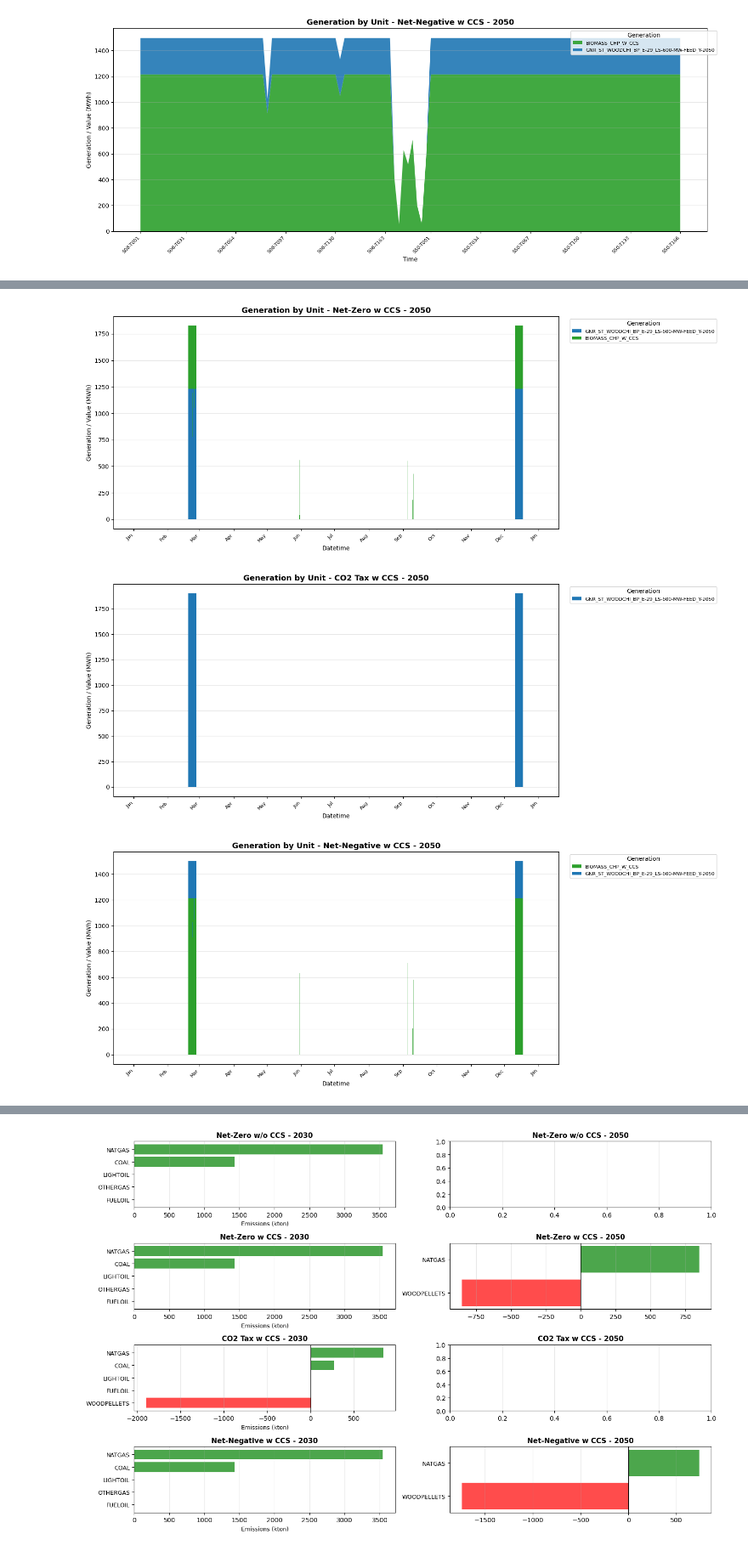
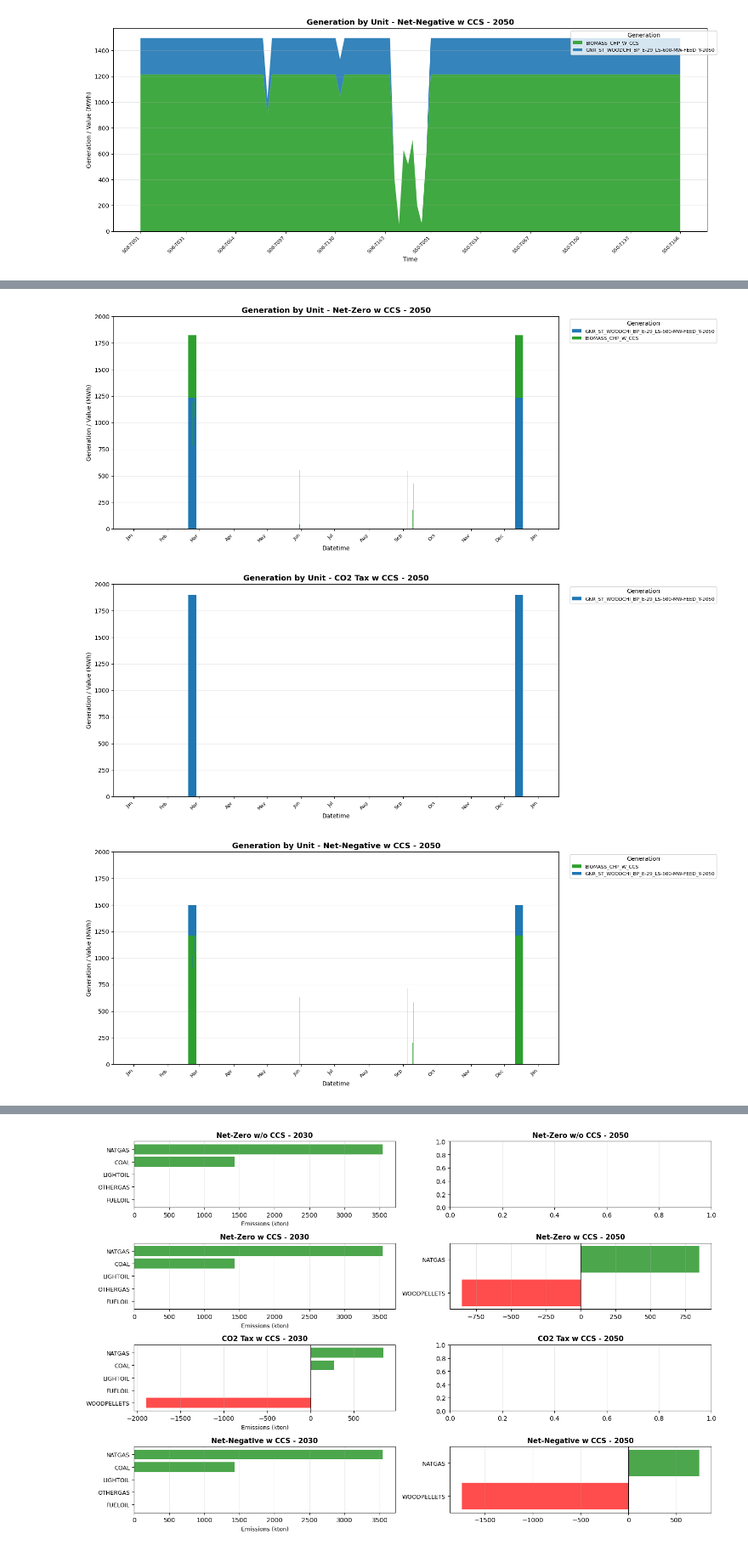
Before and after one commit to mariajosseu/ccs_balmorel_project, a Jupyter notebook: examples/PostProcessing.ipynb, the cells around one changed output, grey strips where cells are left out. Shown at 85% size. Saved outputs shown, nothing was run; the diff lists cells and outputs as text; code cells hidden in the pictures.

```diff
--- a/examples/PostProcessing.ipynb
+++ b/examples/PostProcessing.ipynb
@@ -587,6 +587,11 @@ def plot_generation_stacked_by_technology_per_scenario(
         ax.set_title(title, fontsize=13, fontweight="bold")
         ax.set_ylabel("Generation / Value (MWh)")
         ax.set_xlabel("Datetime")
+
+        # --- NEW LINE ADDED TO FIX Y-AXIS LIMITS ---
+        ax.set_ylim(0, 2000)
+        # -------------------------------------------
+
         ax.grid(True, axis="y", alpha=0.3, zorder=0)
 
         # Monthly x-axis labels
@@ -636,3 +641,3 @@ figures = plot_generation_stacked_by_technology_per_scenario(
-[figure, old version]
+[figure, new version]
-[figure, old version]
+[figure, new version]
-[figure, old version]
+[figure, new version]
```
Also changed, not shown: parts of 2 cells of this notebook.
